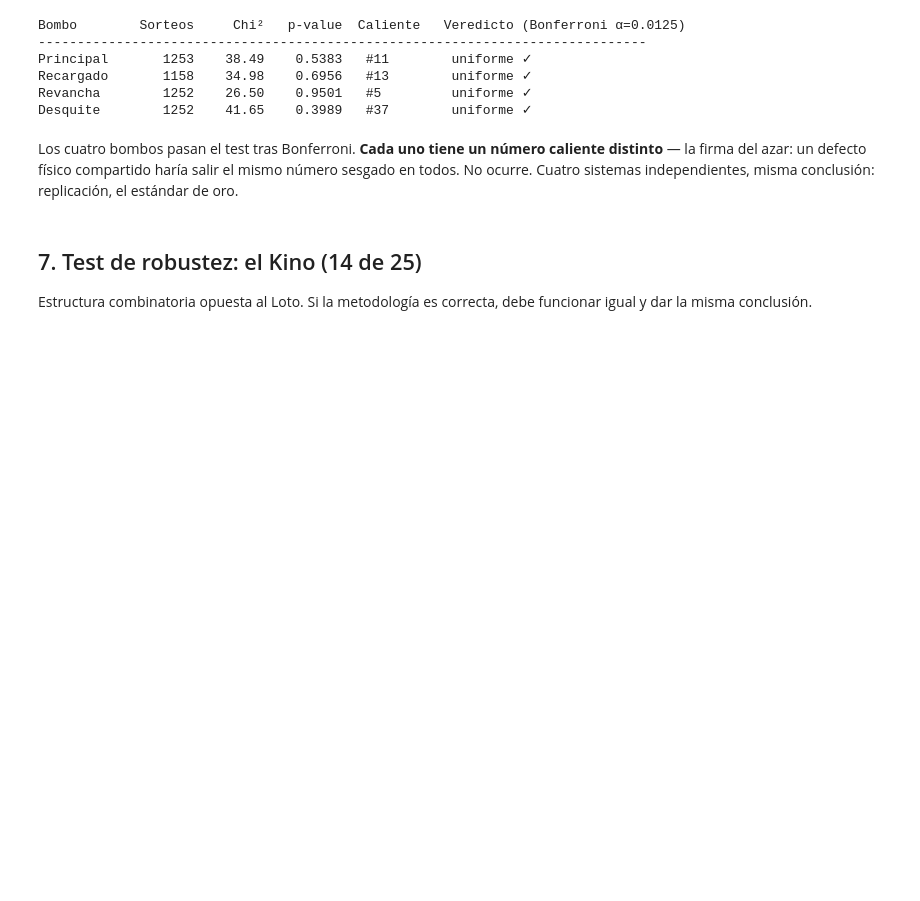
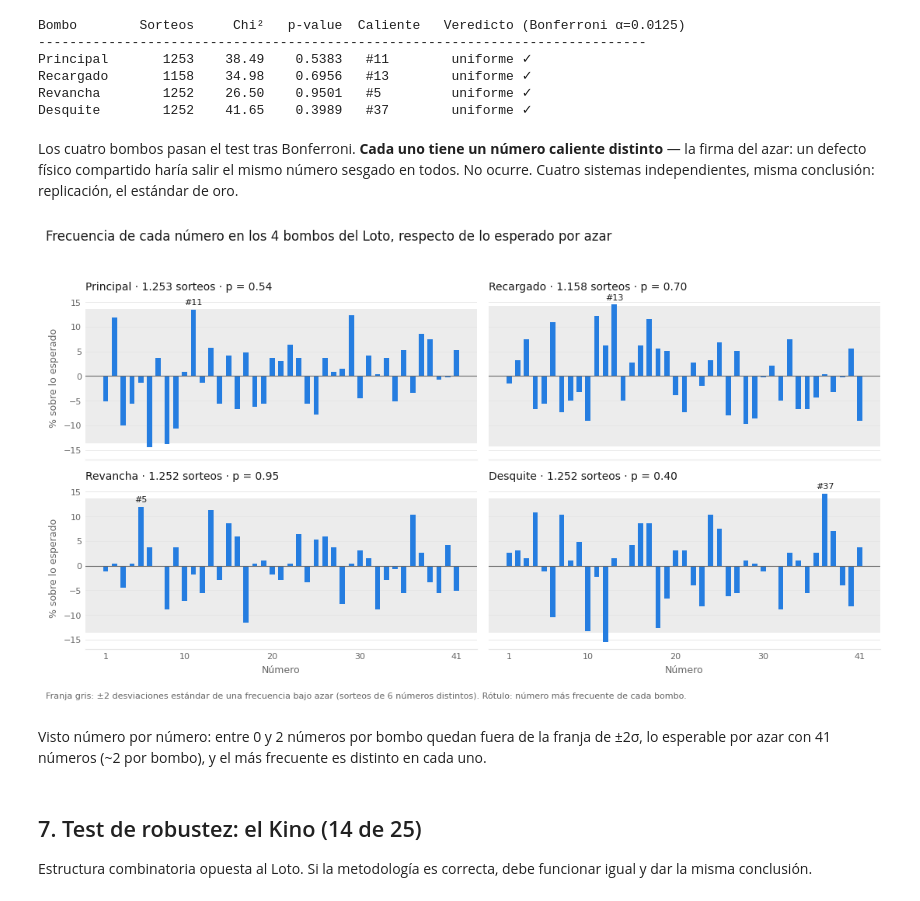
Before and after one commit to Nicovh-Analytics/analisis-loteria-chile, a Jupyter notebook: analisis_loteria.ipynb, the cells around one changed output. Drawn from its saved outputs; the diff is of its cells as text; code cells hidden in the pictures; blank space fills up the shorter version.

Commit message:
Gráfico de frecuencias por bombo del Loto

```diff
--- a/analisis_loteria.ipynb
+++ b/analisis_loteria.ipynb
@@ -233,7 +233,8 @@ por comparaciones múltiples.
 fuentes = {"Principal":"data/loto_principal.csv","Recargado":"data/loto_recargado.csv",
            "Revancha":"data/loto_revancha.csv","Desquite":"data/loto_desquite.csv"}
 
-p_tests = {}   # p-values de los tests de uniformidad, para la sección 8
+p_tests = {}       # p-values de los tests de uniformidad, para la sección 8
+frecuencias = {}   # (frecuencia por número, sorteos, p-value), para el gráfico
 print(f"{'Bombo':<12}{'Sorteos':>8}{'Chi²':>9}{'p-value':>10}  Caliente   Veredicto (Bonferroni α=0.0125)")
 print("-"*78)
 for nombre, path in fuentes.items():
@@ -242,6 +243,7 @@ for nombre, path in fuentes.items():
     fq = np.array([np.sum(todos==i) for i in range(1,42)])
     chi2_b, p_b = chi2_sorteo(fq, len(df), K=6, N=41)
     p_tests[f"Loto {nombre}"] = p_b
+    frecuencias[nombre] = (fq, len(df), p_b)
     cal = np.argmax(fq)+1
     v = "SESGO" if p_b<0.0125 else "uniforme ✓"
     print(f"{nombre:<12}{len(df):>8}{chi2_b:>9.2f}{p_b:>10.4f}   #{cal:<8}  {v}")
@@ -256,6 +258,57 @@ Desquite        1252    41.65    0.3989   #37        uniforme ✓
 Los cuatro bombos pasan el test tras Bonferroni. **Cada uno tiene un número caliente distinto**
 — la firma del azar: un defecto físico compartido haría salir el mismo número sesgado en todos.
 No ocurre. Cuatro sistemas independientes, misma conclusión: replicación, el estándar de oro.
+# %%
+import matplotlib.pyplot as plt
+from pathlib import Path
+
+AZUL, TEXTO, TEXTO_2, GRILLA, BANDA = "#257de0", "#191919", "#666666", "#e6e6e6", "#ececec"
+numeros = np.arange(1, 42)
+
+fig, ejes = plt.subplots(2, 2, figsize=(11, 6.2), sharex=True, sharey=True)
+for ax, (nombre, (fq, n_b, p_b)) in zip(ejes.flat, frecuencias.items()):
+    esperada = n_b * 6 / 41
+    desvio = (fq / esperada - 1) * 100                         # % sobre lo esperado
+    banda = 2 * desv_estandar(n_b, K=6, N=41) / esperada * 100  # ±2σ en %
+
+    ax.axhspan(-banda, banda, color=BANDA, zorder=0, lw=0)
+    ax.bar(numeros, desvio, width=0.6, color=AZUL, zorder=2)
+    ax.axhline(0, color=TEXTO_2, lw=0.8, zorder=3)
+
+    i = np.argmax(fq)
+    ax.annotate(f"#{i+1}", (numeros[i], desvio[i]), xytext=(0, 3), textcoords="offset points",
+                ha="center", va="bottom", fontsize=8, color=TEXTO)
+    ax.set_title(f"{nombre} · {n_b:,} sorteos · p = {p_b:.2f}".replace(",", "."),
+                 loc="left", fontsize=10, color=TEXTO)
+
+    ax.grid(axis="y", color=GRILLA, lw=0.6, zorder=1)
+    ax.set_axisbelow(True)
+    for lado in ("top", "right", "left"):
+        ax.spines[lado].set_visible(False)
+    ax.spines["bottom"].set_color(GRILLA)
+    ax.tick_params(colors=TEXTO_2, labelsize=8, length=0)
+
+for ax in ejes[1]:
+    ax.set_xticks([1, 10, 20, 30, 41])
+    ax.set_xlabel("Número", color=TEXTO_2, fontsize=9)
+for ax in ejes[:, 0]:
+    ax.set_ylabel("% sobre lo esperado", color=TEXTO_2, fontsize=9)
+
+fig.suptitle("Frecuencia de cada número en los 4 bombos del Loto, respecto de lo esperado por azar",
+             x=0.01, ha="left", fontsize=12, color=TEXTO)
+fig.text(0.01, 0.005, "Franja gris: ±2 desviaciones estándar de una frecuencia bajo azar "
+         "(sorteos de 6 números distintos). Rótulo: número más frecuente de cada bombo.",
+         fontsize=8, color=TEXTO_2)
+fig.tight_layout(rect=(0, 0.03, 1, 0.95))
+
+Path("docs").mkdir(exist_ok=True)
+fig.savefig("docs/frecuencias_loto.png", dpi=150, facecolor="white")
+plt.show()
+# %% [output]
+[figure, added]
+# %% [markdown]
+Visto número por número: entre 0 y 2 números por bombo quedan fuera de la franja de ±2σ,
+lo esperable por azar con 41 números (~2 por bombo), y el más frecuente es distinto en cada uno.
 # %% [markdown]
 ## 7. Test de robustez: el Kino (14 de 25)
 
```
Also changed, not shown: 2 other files.
